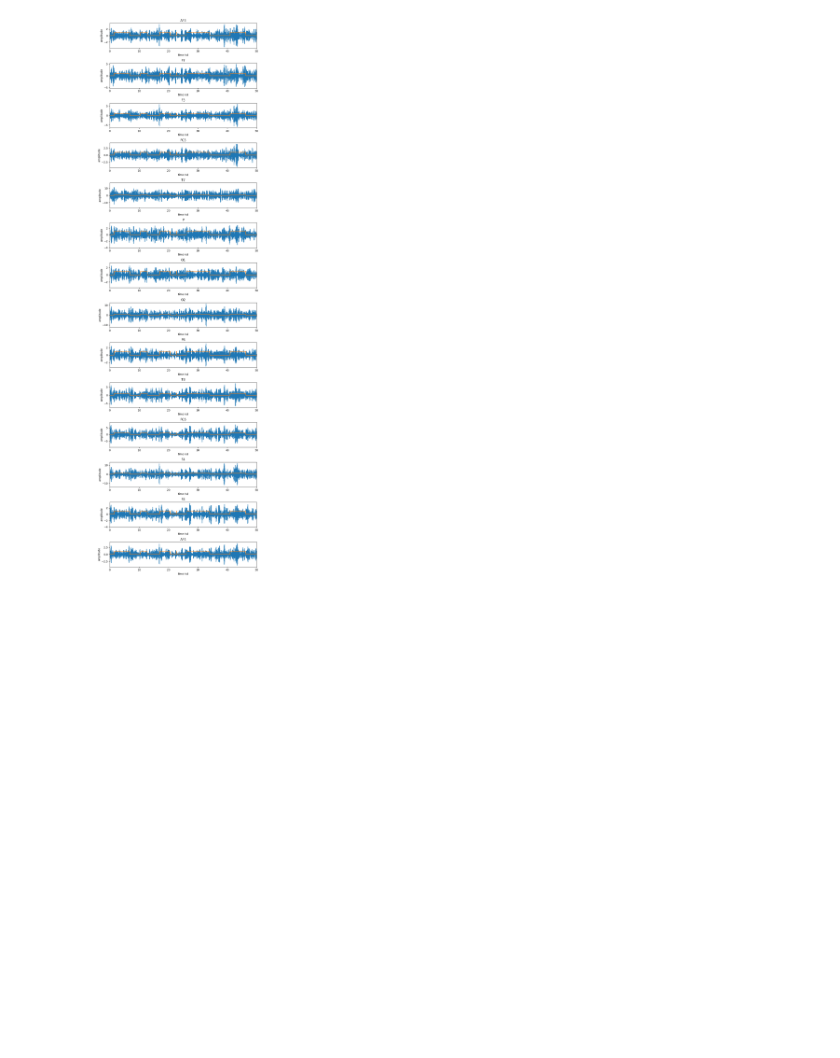
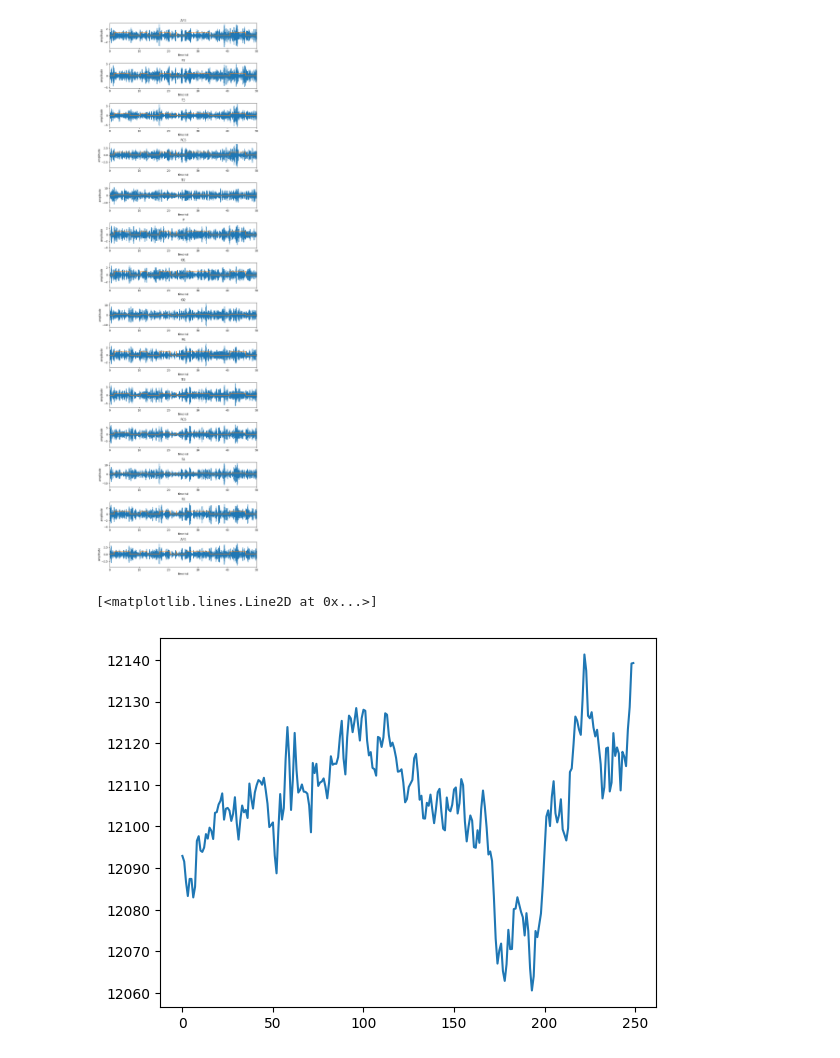
Before and after one commit to zbalkhy/ucd_neurotech_outreach, a Jupyter notebook: data/scratch_pad.ipynb, the cells around one changed output. Drawn from its saved outputs; the diff is of its cells as text; code cells hidden in the pictures; blank space fills up the shorter version.

Commit message:
adding data

```diff
--- a/data/scratch_pad.ipynb
+++ b/data/scratch_pad.ipynb
@@ -195,3 +196,13 @@ for i, key in enumerate(X.keys()):
     ax1.set_xlim((0,50))
 # %% [output]
 [figure]
+# %%
+from scipy.io import loadmat
+from matplotlib import pyplot as plt
+
+data = loadmat('/Users/zacariabalkhy/ucd_neurotech_outreach/src/data.mat')
+eyesOpen = data['eyesOpen']
+eyesOpen.shape
+# %% [output]
+[<matplotlib.lines.Line2D at 0x...>]
+[figure, added]
```
Also changed, not shown: parts of 4 cells of this notebook, 2 other files.
